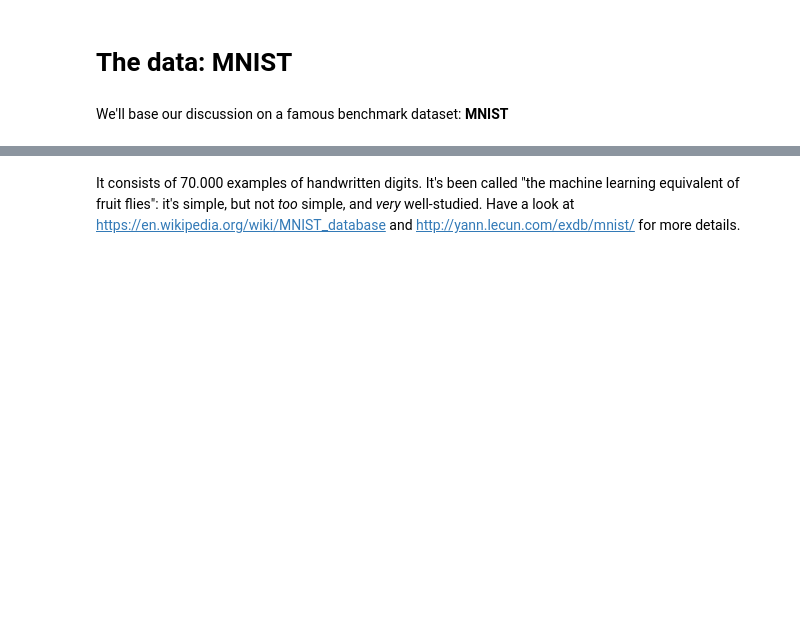
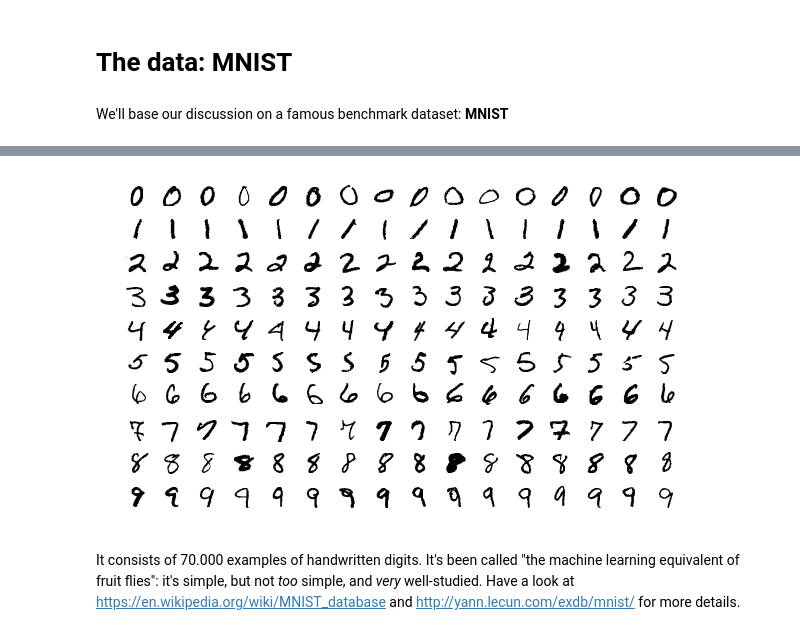
Before and after one commit to xyXiangYu/DAT158ML, a Jupyter notebook: Part2-classification/DAT158-Part2-Classification.ipynb, the cells around one changed output, grey strips where cells are left out. Saved outputs shown, nothing was run; the diff lists cells and outputs as text; code cells hidden in the pictures; blank space fills up the shorter version.

```diff
--- a/Part2-classification/DAT158-Part2-Classification.ipynb
+++ b/Part2-classification/DAT158-Part2-Classification.ipynb
@@ -63,3 +59,8 @@ We'll base our discussion on a famous benchmark dataset: **MNIST**
+# %%
+import IPython
+IPython.display.Image("assets/MnistExamples.png", width='90%')
+# %% [output]
+[figure, added]
 # %% [markdown]
 It consists of 70.000 examples of handwritten digits. It's been called "the machine learning equivalent of fruit flies": it's simple, but not *too* simple, and *very* well-studied. Have a look at https://en.wikipedia.org/wiki/MNIST_database and http://yann.lecun.com/exdb/mnist/ for more details.
 # %% [markdown]
```
Also changed, not shown: parts of 6 cells of this notebook.
